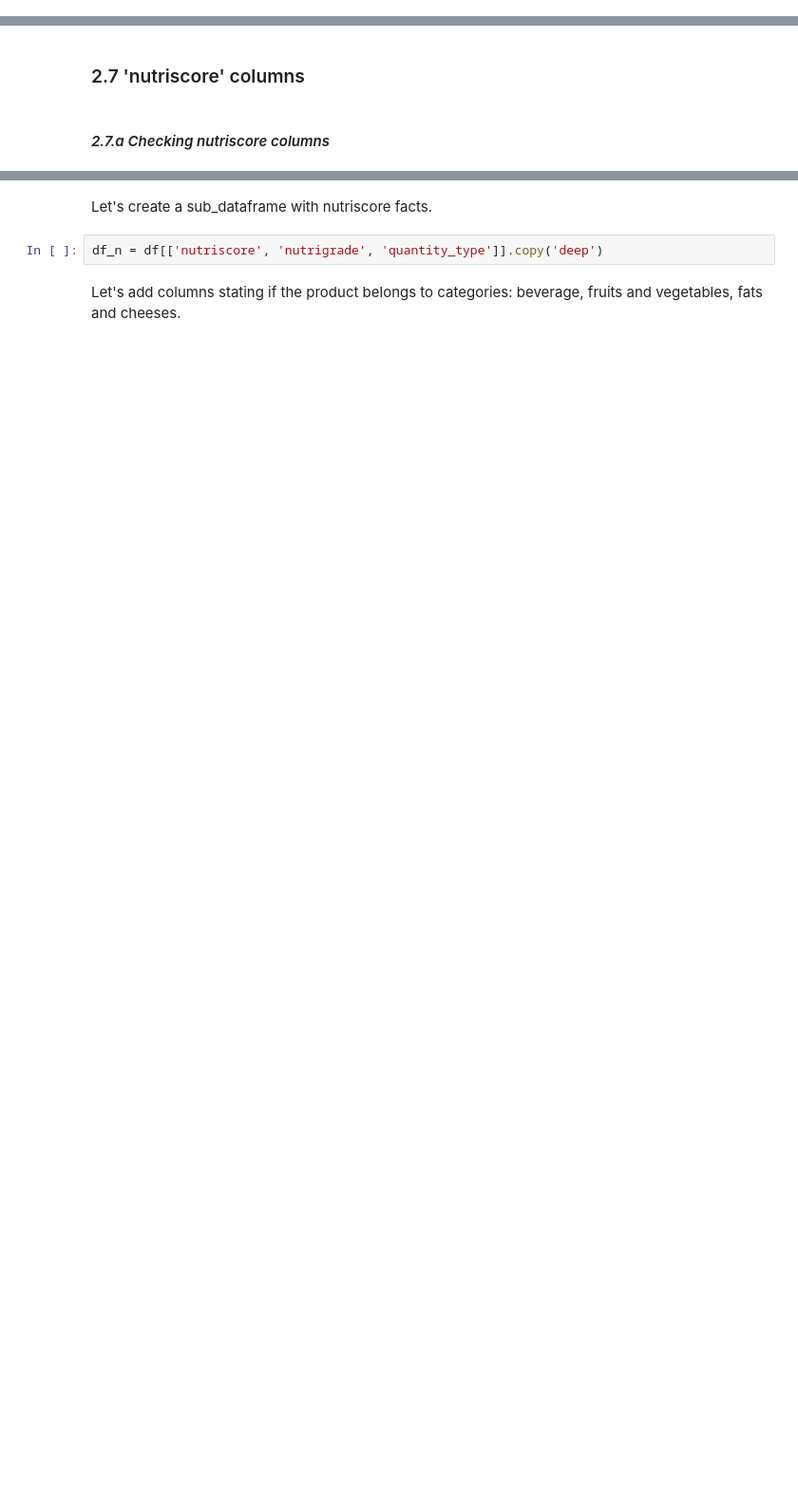
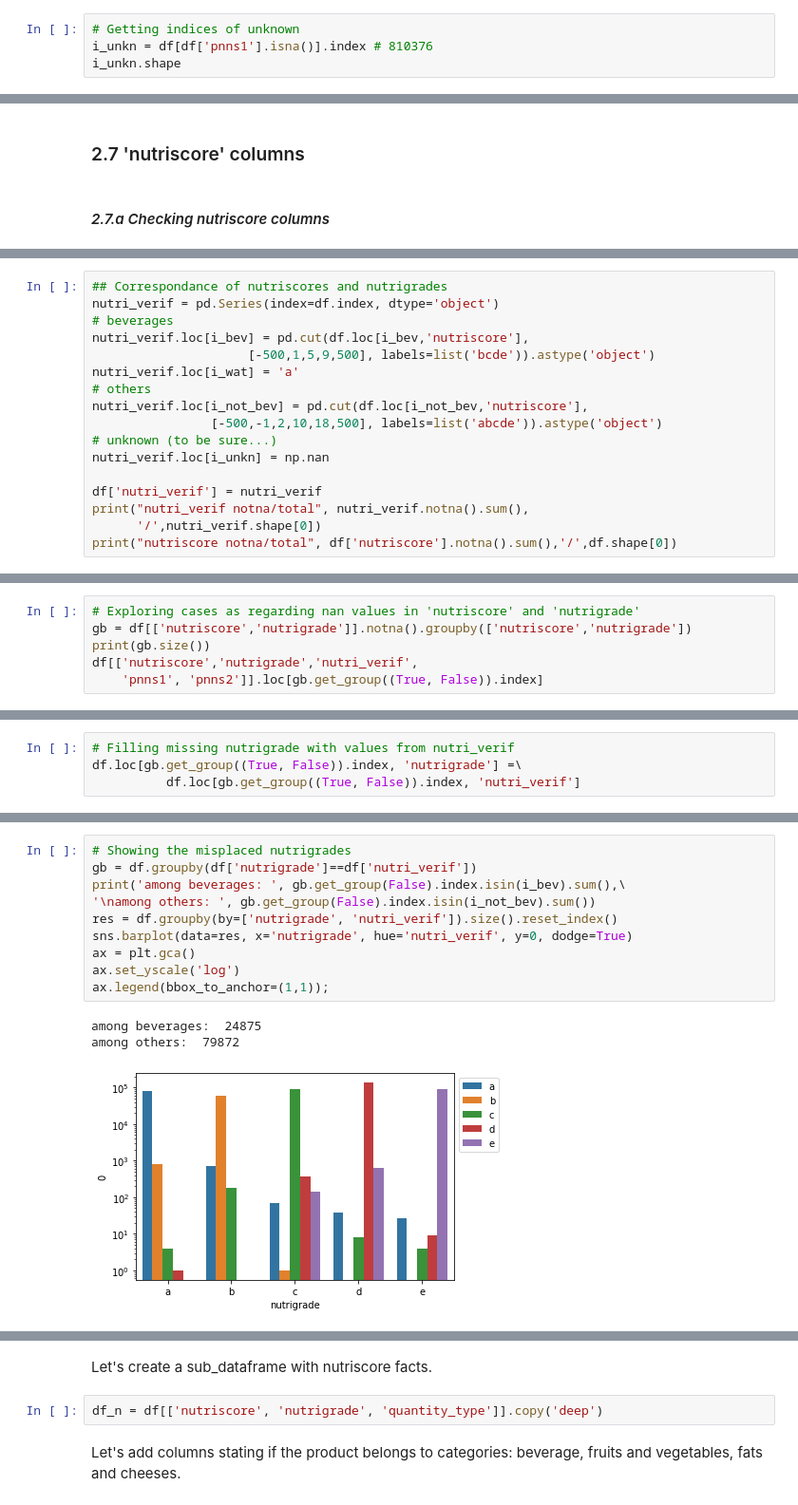
Before and after one commit to SmellyArmure/OC_DS_Project3, a Jupyter notebook: NOTEBOOKS/P3_Cleaning.ipynb, the cells around one changed output, grey strips where cells are left out. Shown at 95% size. Cells and saved outputs as stored; diff of their text form; blank space fills up the shorter version.

```diff
--- a/NOTEBOOKS/P3_Cleaning.ipynb
+++ b/NOTEBOOKS/P3_Cleaning.ipynb
@@ -1437,0 +1494,4 @@ df['pnns_gp_1'] = df['pnns_gp_1'].replace([r'[-]'], [' '], regex=True)
+# %%
+# Getting indices of unknown
+i_unkn = df[df['pnns1'].isna()].index # 810376
+i_unkn.shape
@@ -1583,0 +1668,17 @@ df after:  (1370040, 107)
+# %%
+## Correspondance of nutriscores and nutrigrades
+nutri_verif = pd.Series(index=df.index, dtype='object')
+# beverages
+nutri_verif.loc[i_bev] = pd.cut(df.loc[i_bev,'nutriscore'],
+                     [-500,1,5,9,500], labels=list('bcde')).astype('object')
+nutri_verif.loc[i_wat] = 'a'
+# others
+nutri_verif.loc[i_not_bev] = pd.cut(df.loc[i_not_bev,'nutriscore'],
+                [-500,-1,2,10,18,500], labels=list('abcde')).astype('object')
+# unknown (to be sure...)
+nutri_verif.loc[i_unkn] = np.nan
+
+df['nutri_verif'] = nutri_verif
+print("nutri_verif notna/total", nutri_verif.notna().sum(),
+      '/',nutri_verif.shape[0])
+print("nutriscore notna/total", df['nutriscore'].notna().sum(),'/',df.shape[0])
@@ -1583,0 +1690,6 @@ df after:  (1370040, 107)
+# %%
+# Exploring cases as regarding nan values in 'nutriscore' and 'nutrigrade'
+gb = df[['nutriscore','nutrigrade']].notna().groupby(['nutriscore','nutrigrade'])
+print(gb.size())
+df[['nutriscore','nutrigrade','nutri_verif',
+    'pnns1', 'pnns2']].loc[gb.get_group((True, False)).index]
@@ -1583,0 +1716,4 @@ df after:  (1370040, 107)
+# %%
+# Filling missing nutrigrade with values from nutri_verif
+df.loc[gb.get_group((True, False)).index, 'nutrigrade'] =\
+          df.loc[gb.get_group((True, False)).index, 'nutri_verif']
@@ -1583,0 +1722,14 @@ df after:  (1370040, 107)
+# %%
+# Showing the misplaced nutrigrades
+gb = df.groupby(df['nutrigrade']==df['nutri_verif'])
+print('among beverages: ', gb.get_group(False).index.isin(i_bev).sum(),\
+'\namong others: ', gb.get_group(False).index.isin(i_not_bev).sum())
+res = df.groupby(by=['nutrigrade', 'nutri_verif']).size().reset_index()
+sns.barplot(data=res, x='nutrigrade', hue='nutri_verif', y=0, dodge=True)
+ax = plt.gca()
+ax.set_yscale('log')
+ax.legend(bbox_to_anchor=(1,1));
+# %% [output]
+among beverages:  24875
+among others:  79872
+[figure, added]
```
Also changed, not shown: parts of 127 cells of this notebook, 15 other files.
